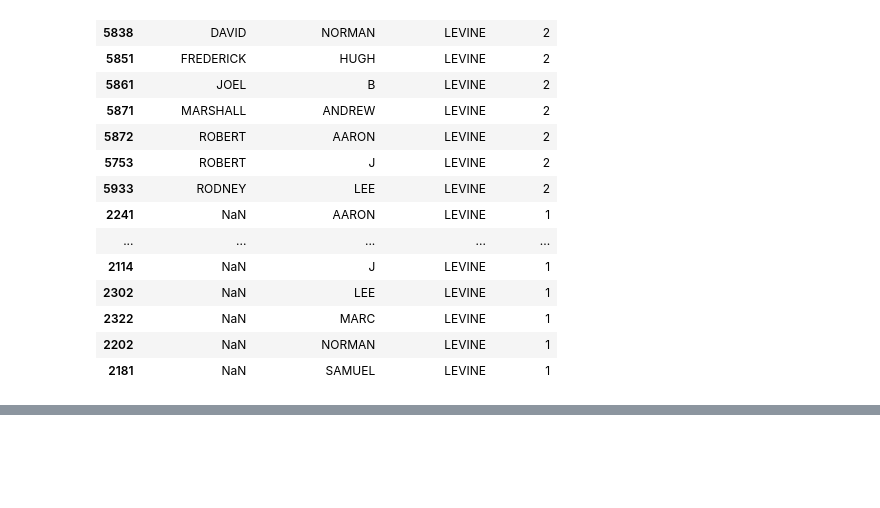
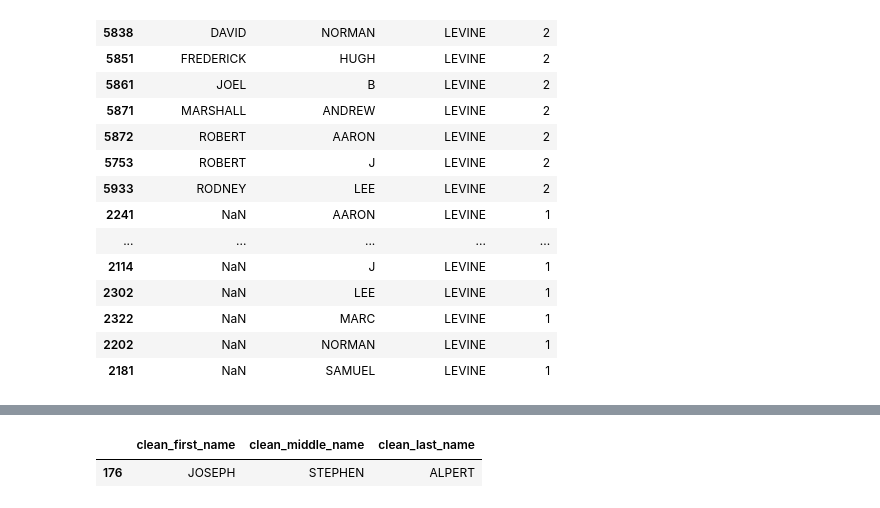
Before and after one commit to Lrraymond13/yellow_beret, a Jupyter notebook: Dedupe and Standardize Index Card Data.ipynb, the cells around one changed output, grey strips where cells are left out. Cells and saved outputs as stored; diff of their text form; code cells hidden in the pictures; blank space fills up the shorter version.

```diff
--- a/Dedupe and Standardize Index Card Data.ipynb
+++ b/Dedupe and Standardize Index Card Data.ipynb
@@ -686,5 +786,8 @@ people_match4.loc[people_match6.clean_last_name.isin(['ALEXANDER', 'ALPERT']), [
 # %%
-people_match8.loc[people_match8.clean_last_name.isin(['ALEXANDER', 'ALPERT'])]
+people_match8.loc[people_match8.clean_last_name.isin(['HERSH', 'ALPERT']), NAME_COLS]
+# %% [output]
+|  | clean_first_name | clean_middle_name | clean_last_name |
+| 176 | JOSEPH | STEPHEN | ALPERT |
 # %%
 # add back to main data set
 multi_apps_ids = np.concatenate([
```
Also changed, not shown: parts of 34 cells of this notebook, 3 other files.
